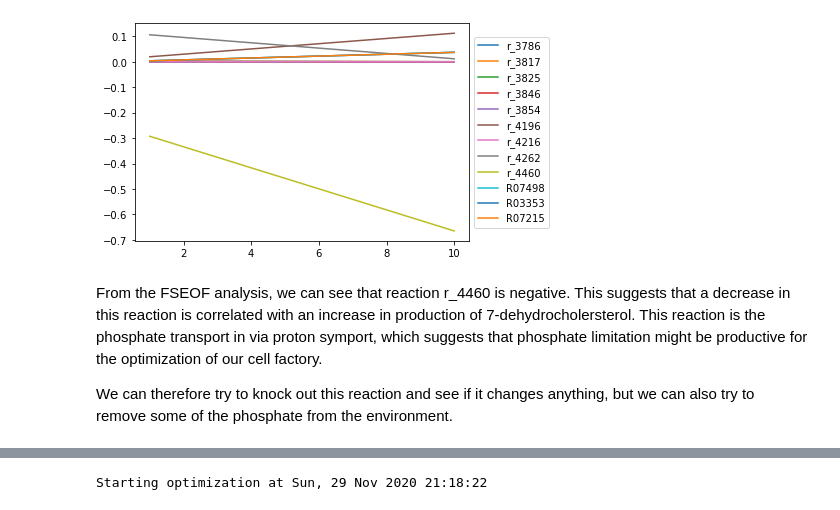
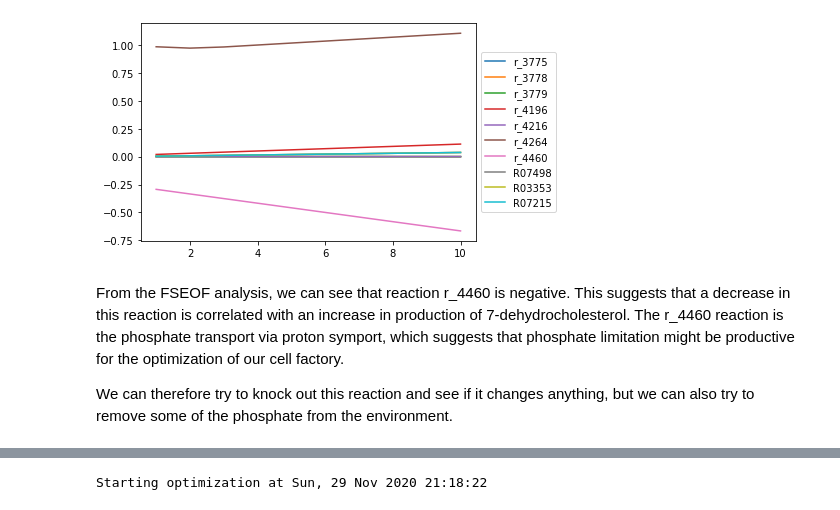
Before and after one commit to 27410/27410-2020-group-project-group-14-vitamin-d-production, a Jupyter notebook: 5-Code_FSEOF.ipynb, the cells around one changed output, grey strips where cells are left out. Drawn from its saved outputs; the diff is of its cells as text; code cells hidden in the pictures.

```diff
--- a/5-Code_FSEOF.ipynb
+++ b/5-Code_FSEOF.ipynb
@@ -33,13 +33,13 @@ Reaction fluxes
 # %%
 from matplotlib import pyplot as plt
-fseofresult.data_frame[140:].T.plot()
+fseofresult.data_frame[148:].T.plot()
 plt.legend(loc='center left', bbox_to_anchor=(1, 0.5))
 plt.savefig("figures/FSEOF.png")
 plt.show()
 # %% [output]
-[figure, old version]
+[figure, new version]
 # %% [markdown]
-From the FSEOF analysis, we can see that reaction r_4460 is negative. This suggests that a decrease in this reaction is correlated with an increase in production of 7-dehydrocholersterol. This reaction is the phosphate transport in via proton symport, which suggests that phosphate limitation might be productive for the optimization of our cell factory.
+From the FSEOF analysis, we can see that reaction r_4460 is negative. This suggests that a decrease in this reaction is correlated with an increase in production of 7-dehydrocholesterol. The r_4460 reaction is the phosphate transport via proton symport, which suggests that phosphate limitation might be productive for the optimization of our cell factory.
 
 We can therefore try to knock out this reaction and see if it changes anything, but we can also try to remove some of the phosphate from the environment.
 # %%
```
Also changed, not shown: parts of 8 cells of this notebook, 8 other files.
